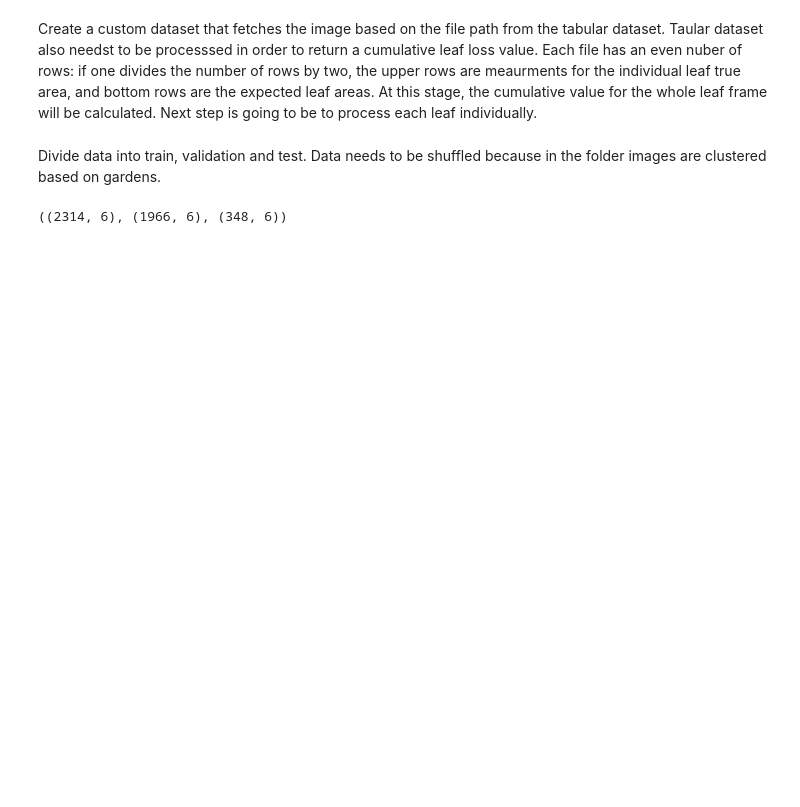
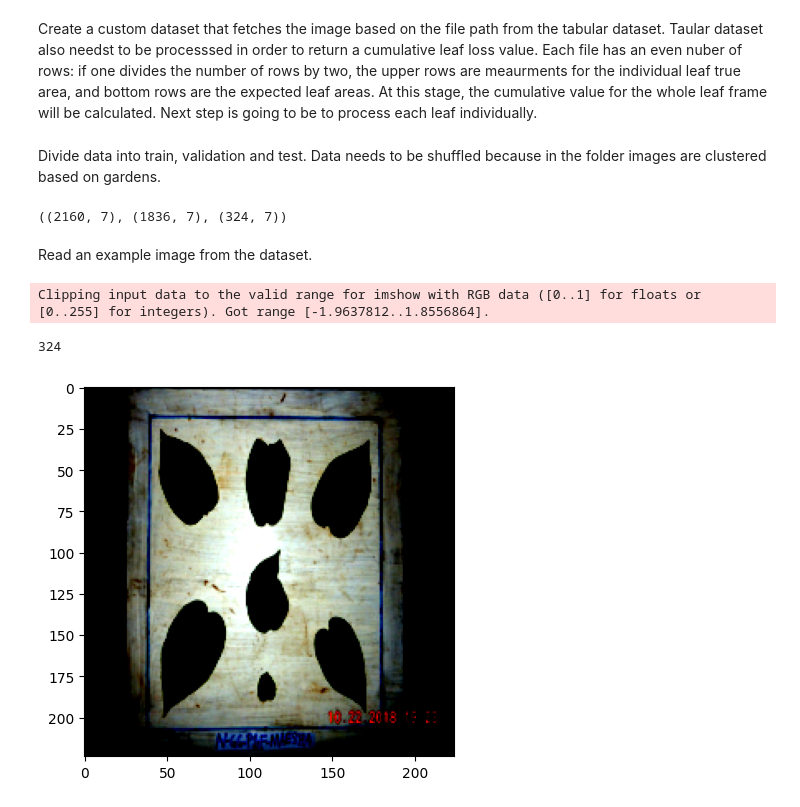
Before and after one commit to szefer-piotr/leaf-frame-processor, a Jupyter notebook: notebooks/preprocess.ipynb, the cells around one changed output. Cells and saved outputs as stored; diff of their text form; code cells hidden in the pictures; blank space fills up the shorter version.

Commit message:
Clean dataset, create datasets and dataloaders

```diff
--- a/notebooks/preprocess.ipynb
+++ b/notebooks/preprocess.ipynb
@@ -286,3 +320,3 @@ RGB
 # %%
-import cv2
-img = cv2.imread(data['image_path'][idx])
+# import cv2
+# img = cv2.imread(data['image_path'][idx])
@@ -325,23 +347,34 @@ transforms_test = transforms.Compose([
 Create a custom dataset that fetches the image based on the file path from the tabular dataset. Taular dataset also needst to be processsed in order to return a cumulative leaf loss value. Each file has an even nuber of rows: if one divides the number of rows by two, the upper rows are meaurments for the individual leaf true area, and bottom rows are the expected leaf areas. At this stage, the cumulative value for the whole leaf frame will be calculated. Next step is going to be to process each leaf individually.
 # %%
 class LeafFrameDataset(Dataset):
-    def __init__(self, data, target_name = 'area_lost'):
+    def __init__(self, data, transformations, target_name = 'area_lost',
+                 ):
         """
         Arguments:
             dataset (string): Path to the csv file with tabular data.
+            transformations (list): List of transformations on the images
+            target_name (string): Name of the target column.
         """
         self.data = data
         self.target_name = target_name
+        self.transformations = transformations
 
     def __len__(self):
         return len(self.data)
 
     def __getitem__(self, idx):
+
         if torch.is_tensor(idx):
             idx = idx.tolist()
 
         img_path = self.data.iloc[idx]['image_path']
-        image = cv2.imread(img_path)
+        # img = cv2.imread(img_path)
+        img = Image.open(img_path)
+
+        if self.transformations is not None:
+            img = self.transformations(img)
+
         target = data.iloc[idx][self.target_name]
-        sample = {'image': image, 'target': target}
+        sample = {'image': img, 'target': target}
+
         return sample
@@ -363,6 +409,8 @@ X_train, X_val, y_train, y_val = train_test_split(
 # %%
+from sklearn.model_selection import train_test_split
+
 X_train_temp, X_test = train_test_split(
-    data, test_size=0.10, random_state=42, shuffle=True
+    data_filtered, test_size=0.10, random_state=42, shuffle=True
 )
 
 data.shape, X_train_temp.shape, X_test.shape
@@ -373,7 +421,16 @@ X_train, X_val = train_test_split(
 
 X_train_temp.shape, X_train.shape, X_val.shape
 # %% [output]
-((2314, 6), (1966, 6), (348, 6))
+((2160, 7), (1836, 7), (324, 7))
 # %%
-train_dataset = LeafFrameDataset(X_train, 'area_lost')
-val_dataset = LeafFrameDataset(X_val, 'area_lost')
+train_dataset = LeafFrameDataset(
+    X_train,
+    transformations=transforms_train,
+    target_name='area_lost'
+)
+
+val_dataset = LeafFrameDataset(
+    X_val,
+    transformations=transforms_test,
+    target_name='area_lost'
+)
@@ -384,0 +437,11 @@ val_dataloader
+# %% [markdown]
+Read an example image from the dataset.
+# %%
+# plt.imshow(train_dataset[201]['image'].permute(1,2,0))
+import matplotlib.pyplot as plt
+plt.imshow(val_dataset[201]['image'].permute(1,2,0))
+len(val_dataset)
+# %% [output]
+Clipping input data to the valid range for imshow with RGB data ([0..1] for floats or [0..255] for integers). Got range [-1.9637812..1.8556864].
+324
+[figure, added]
```
Also changed, not shown: parts of 32 cells of this notebook.
